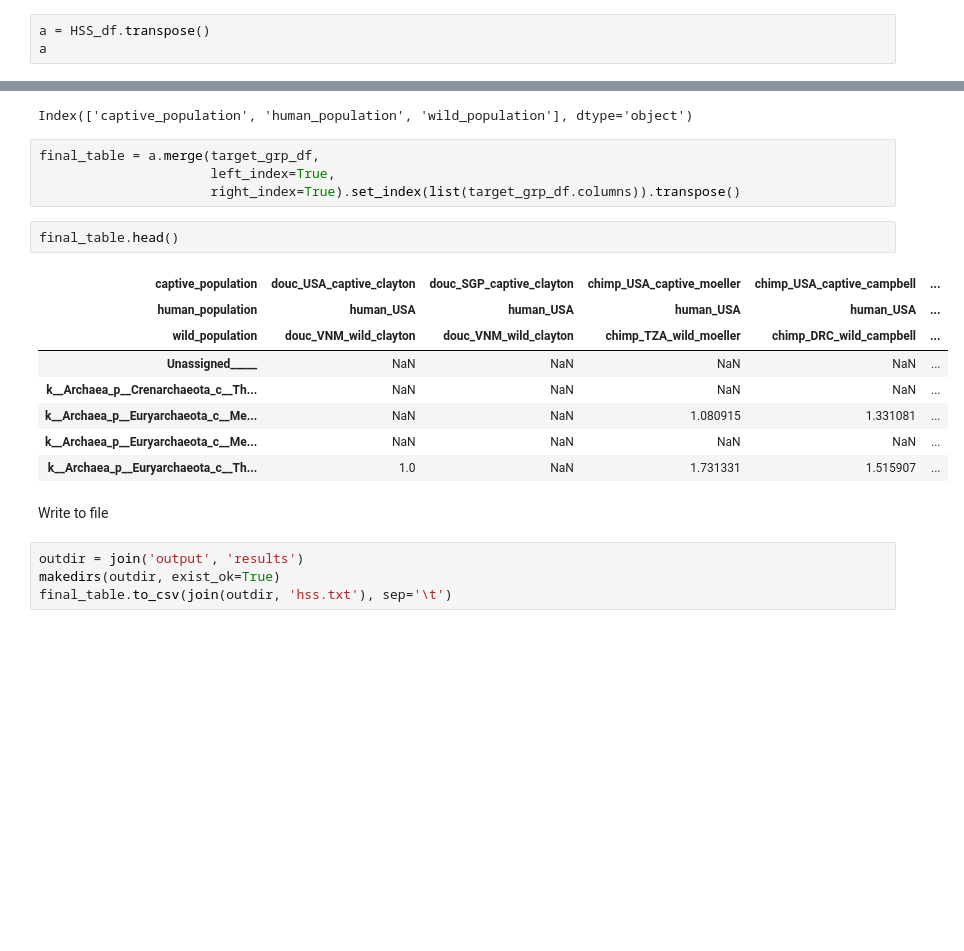
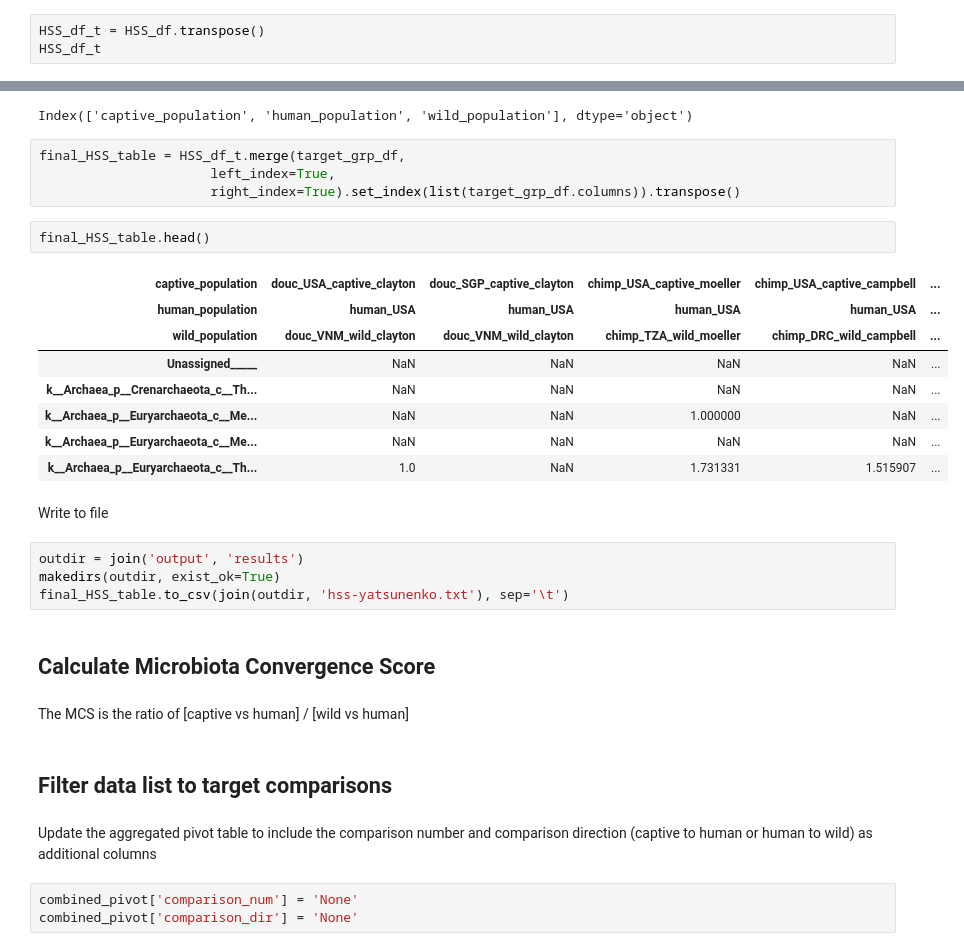
Before and after one commit to CUMoellerLab/Houtz_etal_2021-NHP_microbiome, a Jupyter notebook: 02-Host_specificity_score-Python.ipynb, the cells around one changed output, grey strips where cells are left out. Drawn from its saved outputs; the diff is of its cells as text; blank space fills up the shorter version.

Commit message:
added Amgut data and MCS scores to notebook

```diff
--- a/02-Host_specificity_score-Python.ipynb
+++ b/02-Host_specificity_score-Python.ipynb
@@ -174,8 +176,8 @@ HSS_df.head()
 # %% [markdown]
 Make this pretty; add back in the comparison names
 # %%
-a = HSS_df.transpose()
-a
+HSS_df_t = HSS_df.transpose()
+HSS_df_t
 # %% [output]
 | Bacterial_Genus | Unassigned_____ | k__Archaea_p__Crenarchaeota_c__Th... | k__Archaea_p__Euryarchaeota_c__Me... | k__Archaea_p__Euryarchaeota_c__Me... | ... |
 | 0 | NaN | NaN | NaN | NaN | ... |
@@ -191,18 +193,18 @@ target_grp_df.columns
 # %% [output]
 Index(['captive_population', 'human_population', 'wild_population'], dtype='object')
 # %%
-final_table = a.merge(target_grp_df,
+final_HSS_table = HSS_df_t.merge(target_grp_df,
                       left_index=True,
                       right_index=True).set_index(list(target_grp_df.columns)).transpose()
 # %%
-final_table.head()
+final_HSS_table.head()
 # %% [output]
 | captive_population | douc_USA_captive_clayton | douc_SGP_captive_clayton | chimp_USA_captive_moeller | chimp_USA_captive_campbell | ... |
 | human_population | human_USA | human_USA | human_USA | human_USA | ... |
 | wild_population | douc_VNM_wild_clayton | douc_VNM_wild_clayton | chimp_TZA_wild_moeller | chimp_DRC_wild_campbell | ... |
 | Unassigned_____ | NaN | NaN | NaN | NaN | ... |
 | k__Archaea_p__Crenarchaeota_c__Th... | NaN | NaN | NaN | NaN | ... |
-| k__Archaea_p__Euryarchaeota_c__Me... | NaN | NaN | 1.080915 | 1.331081 | ... |
+| k__Archaea_p__Euryarchaeota_c__Me... | NaN | NaN | 1.000000 | NaN | ... |
 | k__Archaea_p__Euryarchaeota_c__Me... | NaN | NaN | NaN | NaN | ... |
 | k__Archaea_p__Euryarchaeota_c__Th... | 1.0 | NaN | 1.731331 | 1.515907 | ... |
 # %% [markdown]
@@ -210,4 +212,15 @@ Write to file
 # %%
 outdir = join('output', 'results')
 makedirs(outdir, exist_ok=True)
-final_table.to_csv(join(outdir, 'hss.txt'), sep='\t')
+final_HSS_table.to_csv(join(outdir, 'hss-yatsunenko.txt'), sep='\t')
+# %% [markdown]
+## Calculate Microbiota Convergence Score
+# %% [markdown]
+The MCS is the ratio of [captive vs human] / [wild vs human]
+# %% [markdown]
+## Filter data list to target comparisons
+# %% [markdown]
+Update the aggregated pivot table to include the comparison number and comparison direction (captive to human or human to wild) as additional columns
+# %%
+combined_pivot['comparison_num'] = 'None'
+combined_pivot['comparison_dir'] = 'None'
```
Also changed, not shown: parts of 117 cells of this notebook.
